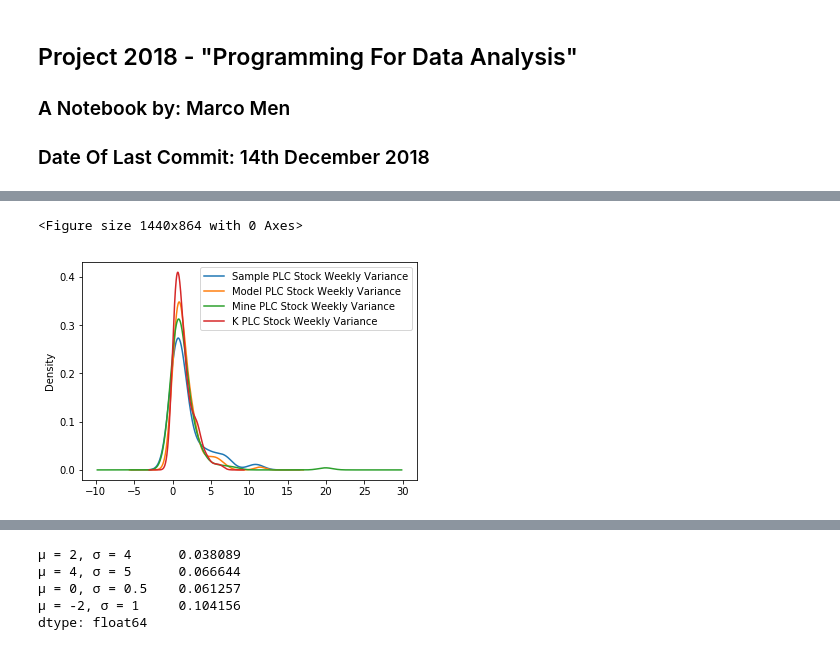
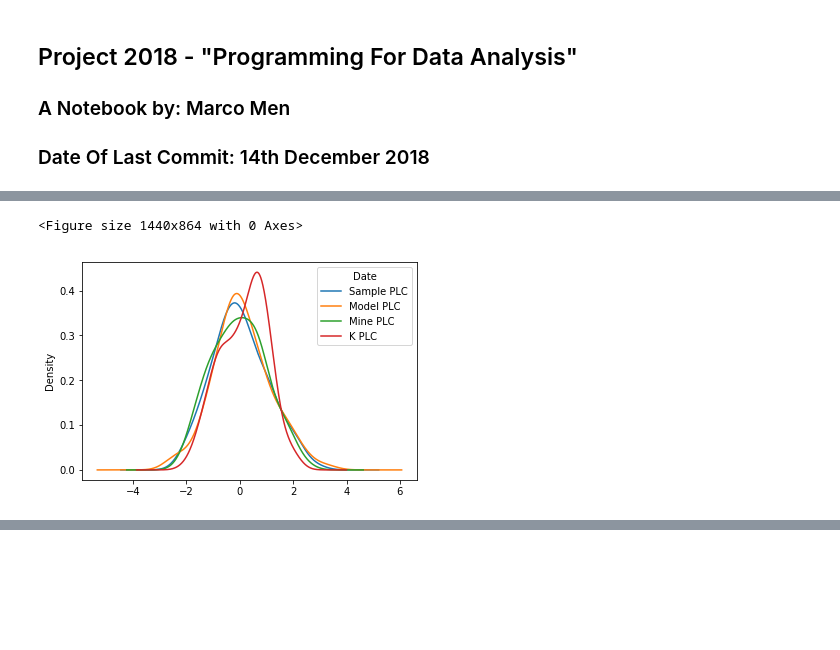
Before and after one commit to MarcoMen-Temp/Programming-Project, a Jupyter notebook: Programming.ipynb, the cells around one changed output, grey strips where cells are left out. Saved outputs shown, nothing was run; the diff lists cells and outputs as text; code cells hidden in the pictures; blank space fills up the shorter version.

```diff
--- a/Programming.ipynb
+++ b/Programming.ipynb
@@ -239,27 +75,20 @@ The density plot appears to have a lognormal distribution. I will generate 4 ran
 # %%
 # Simulation starts here
 
-rng = pd.date_range('1/1/2019', periods=100, freq='W') # I need to index date to df
-
-
-de_2 = pd.Series(np.random.lognormal(size=100),name = 'Sample PLC Stock Weekly Variance')
-de_3 = pd.Series(np.random.lognormal(size=100),name = 'Model PLC Stock Weekly Variance')
-de_0 = pd.Series(np.random.lognormal(size=100), name ='Mine PLC Stock Weekly Variance')
-mu_1 = pd.Series(np.random.lognormal(size=100),name ='K PLC Stock Weekly Variance')
+dates = pd.date_range('1/1/2019', periods=100, freq='D') # I need to index date to df
 
 
 
-df = pd.concat([de_2,de_3,de_0,mu_1],axis = 1)
 
-
-
+df = pd.DataFrame(np.random.randn(100, 4), index=dates, columns=['Sample PLC', 'Model PLC', 'Mine PLC', 'K PLC'])
+df = df.rename_axis('Date', axis=1)
 
 
 plt.figure(figsize=(20,12))
 df.plot.density()
 plt.show()
 
 df.tail()
 # %% [output]
 <Figure size 1440x864 with 0 Axes>
-[figure, old version]
+[figure, new version]
@@ -272,8 +100,0 @@ df.tail()
-# %%
-df.min()
-# %% [output]
-μ = 2, σ = 4      0.038089
-μ = 4, σ = 5      0.066644
-μ = 0, σ = 0.5    0.061257
-μ = -2, σ = 1     0.104156
-dtype: float64
```
Also changed, not shown: parts of 29 cells of this notebook.
